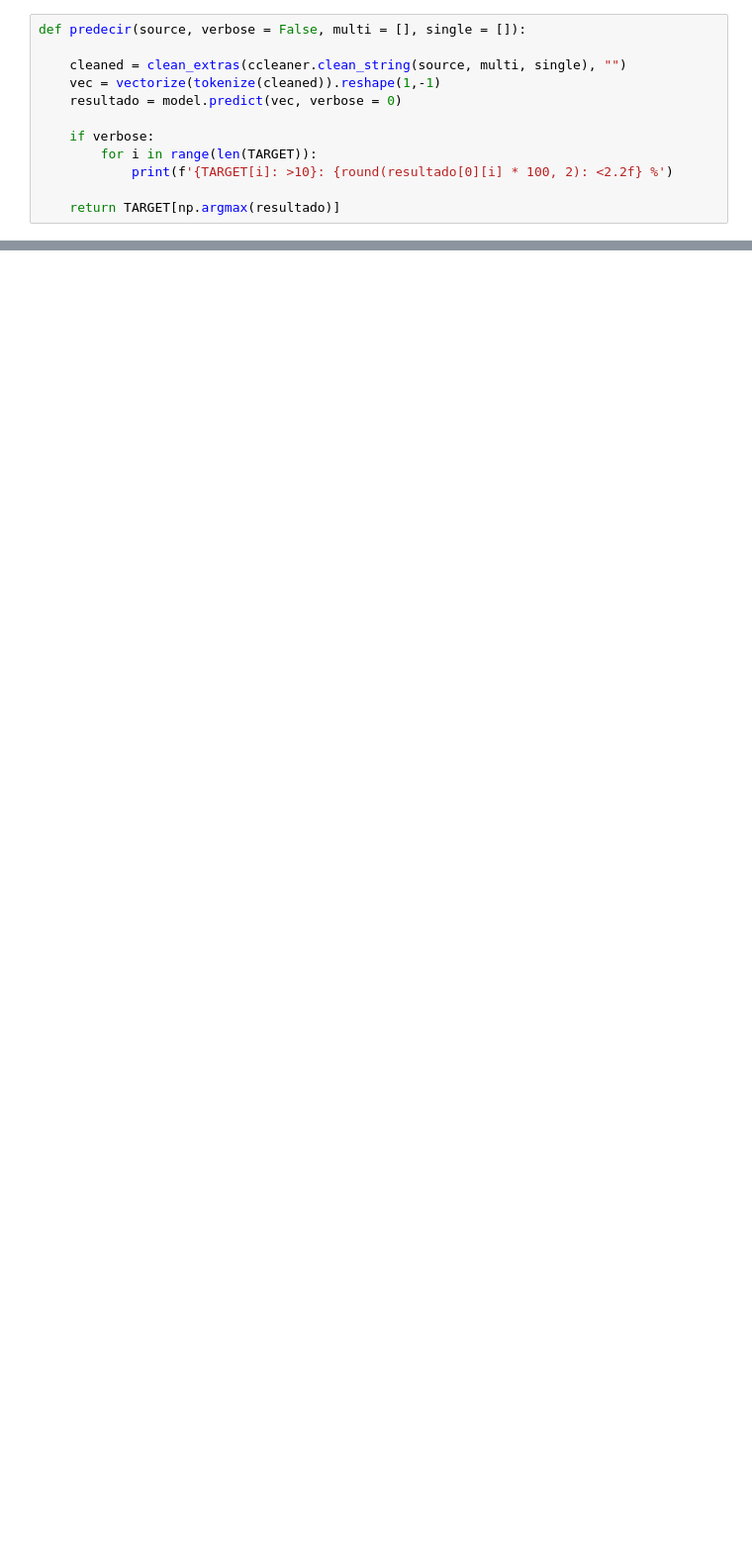
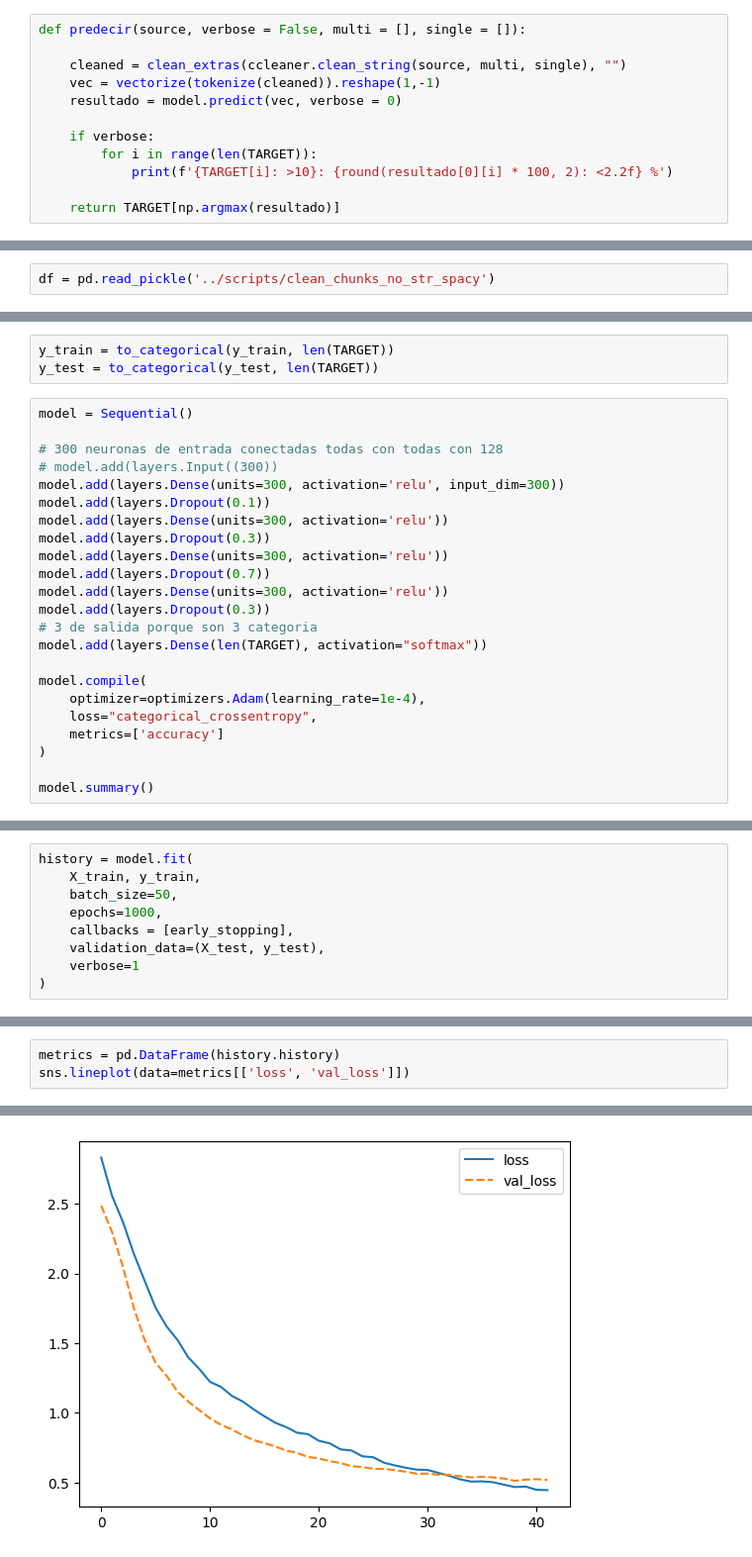
Before and after one commit to AOx0/proyecto-pln, a Jupyter notebook: notebooks/fnn.ipynb, the cells around one changed output, grey strips where cells are left out. Shown at 99% size. Saved outputs shown, nothing was run; the diff lists cells and outputs as text; blank space fills up the shorter version.

```diff
--- a/notebooks/fnn.ipynb
+++ b/notebooks/fnn.ipynb
@@ -264,0 +294,2 @@ def predecir(source, verbose = False, multi = [], single = []):
+# %%
+df = pd.read_pickle('../scripts/clean_chunks_no_str_spacy')
@@ -264,0 +324,26 @@ def predecir(source, verbose = False, multi = [], single = []):
+# %%
+y_train = to_categorical(y_train, len(TARGET))
+y_test = to_categorical(y_test, len(TARGET))
+# %%
+model = Sequential()
+
+# 300 neuronas de entrada conectadas todas con todas con 128
+# model.add(layers.Input((300))
+model.add(layers.Dense(units=300, activation='relu', input_dim=300))
+model.add(layers.Dropout(0.1))
+model.add(layers.Dense(units=300, activation='relu'))
+model.add(layers.Dropout(0.3))
+model.add(layers.Dense(units=300, activation='relu'))
+model.add(layers.Dropout(0.7))
+model.add(layers.Dense(units=300, activation='relu'))
+model.add(layers.Dropout(0.3))
+# 3 de salida porque son 3 categoria
+model.add(layers.Dense(len(TARGET), activation="softmax"))
+
+model.compile(
+    optimizer=optimizers.Adam(learning_rate=1e-4),
+    loss="categorical_crossentropy",
+    metrics=['accuracy']
+)
+
+model.summary()
@@ -264,0 +372,9 @@ def predecir(source, verbose = False, multi = [], single = []):
+# %%
+history = model.fit(
+    X_train, y_train,
+    batch_size=50,
+    epochs=1000,
+    callbacks = [early_stopping],
+    validation_data=(X_test, y_test),
+    verbose=1
+)
@@ -264,0 +399,4 @@ def predecir(source, verbose = False, multi = [], single = []):
+# %%
+metrics = pd.DataFrame(history.history)
+sns.lineplot(data=metrics[['loss', 'val_loss']])
+# %% [output]
@@ -264,0 +404 @@ def predecir(source, verbose = False, multi = [], single = []):
+[figure, added]
```
Also changed, not shown: parts of 36 cells of this notebook, 39 other files.
